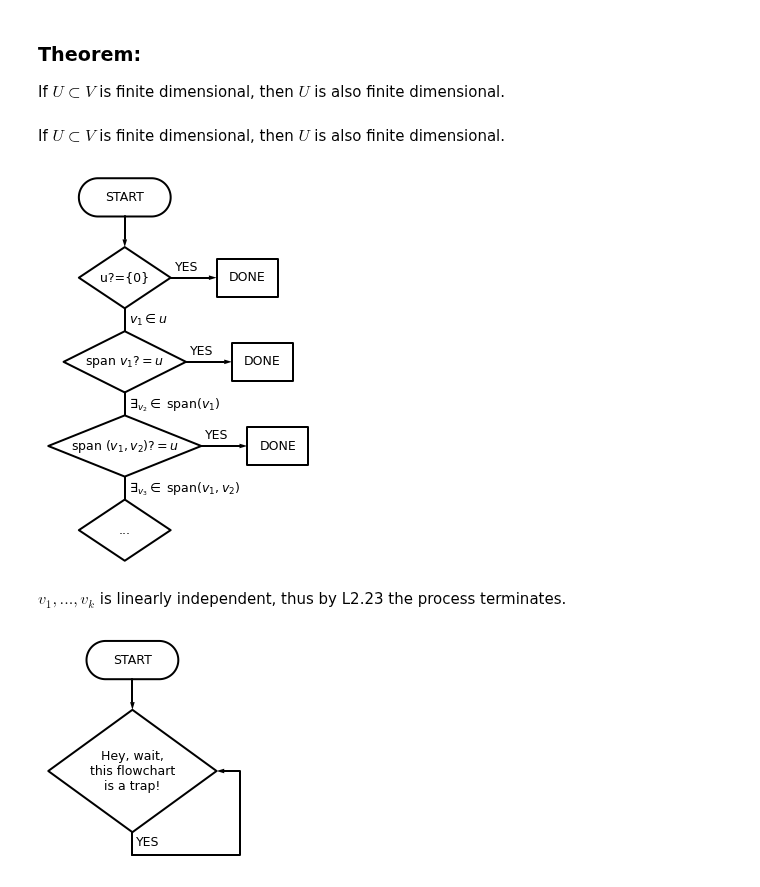
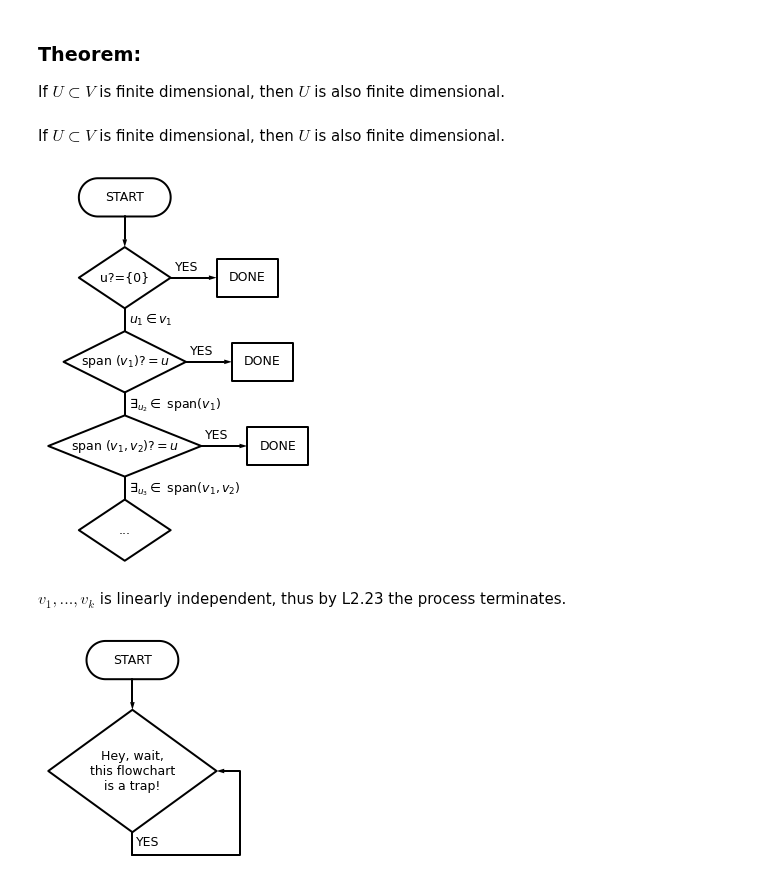
Before and after one commit to fractalclockwork/Math725, a Jupyter notebook: Exercises/Math725_ex_week3.ipynb, the cells around one changed output. Saved outputs shown, nothing was run; the diff lists cells and outputs as text; code cells hidden in the pictures.

Commit message:
formatting and flow chart fixes

```diff
--- a/Exercises/Math725_ex_week3.ipynb
+++ b/Exercises/Math725_ex_week3.ipynb
@@ -50,32 +55,34 @@ If $U\subset V$ is finite dimensional, then $U$ is also finite dimensional.
 # %%
 import schemdraw # requires schemdraw==0.14, 0.15 isn't compatible with current matplotlib
 from schemdraw import flow
 
 display(Latex('If $U\subset V$ is finite dimensional, then $U$ is also finite dimensional.'))
 
 with schemdraw.Drawing() as d:
     d += flow.Start().label('START')
     d += flow.Arrow().down(d.unit/3)
 
-    d += (d0 := flow.Decision(w=3, h=2, E='YES',S='$v_1\in u$').label('u?={0}'))
+    d += (d0 := flow.Decision(w=3, h=2, E='YES',S='$u_1\in v_1$').label('u?={0}'))
     d += flow.Line().down(d.unit/4)
-    d += (d1 := flow.Decision(w=4, h=2, E='YES', S='$\exists_{v_2}\in$ span$(v_1)$').label('span $v_1 ?= u$'))
+    d += (d1 := flow.Decision(w=4, h=2, E='YES', S='$\exists_{u_2}\in$ span$(v_1)$').label('span $(v_1) ?= u$'))
     d += flow.Line().down(d.unit/4)
-    d += (d2 := flow.Decision(w=5, h=2, E='YES',S='$\exists_{v_3}\in$ span$(v_1,v_2)$').label('span $(v_1,v_2) ?= u$'))
+    d += (d2 := flow.Decision(w=5, h=2, E='YES',S='$\exists_{u_3}\in$ span$(v_1,v_2)$').label('span $(v_1,v_2) ?= u$'))
     d += flow.Line().down(d.unit/4)
     d += (d3 := flow.Decision(w=3, h=2).label('...'))
 
 
     d += flow.Arrow().right(d.unit/2).at(d0.E)
     d += flow.Box(w=2, h=1.25).anchor('W').label('DONE')
     d += flow.Arrow().right(d.unit/2).at(d1.E)
     d += flow.Box(w=2, h=1.25).anchor('W').label('DONE')
     d += flow.Arrow().right(d.unit/2).at(d2.E)
     d += flow.Box(w=2, h=1.25).anchor('W').label('DONE')
 display(Latex('$v_1,...,v_k$ is linearly independent, thus by L2.23 the process terminates.'))
+
+#FIXME!!! Verify with Mathematician.
 # %% [output]
 If $U\subset V$ is finite dimensional, then $U$ is also finite dimensional.
-[figure, old version]
+[figure, new version]
 $v_1,...,v_k$ is linearly independent, thus by L2.23 the process terminates.
 # %%
 with schemdraw.Drawing() as d:
```
Also changed, not shown: parts of 1 cell of this notebook.
